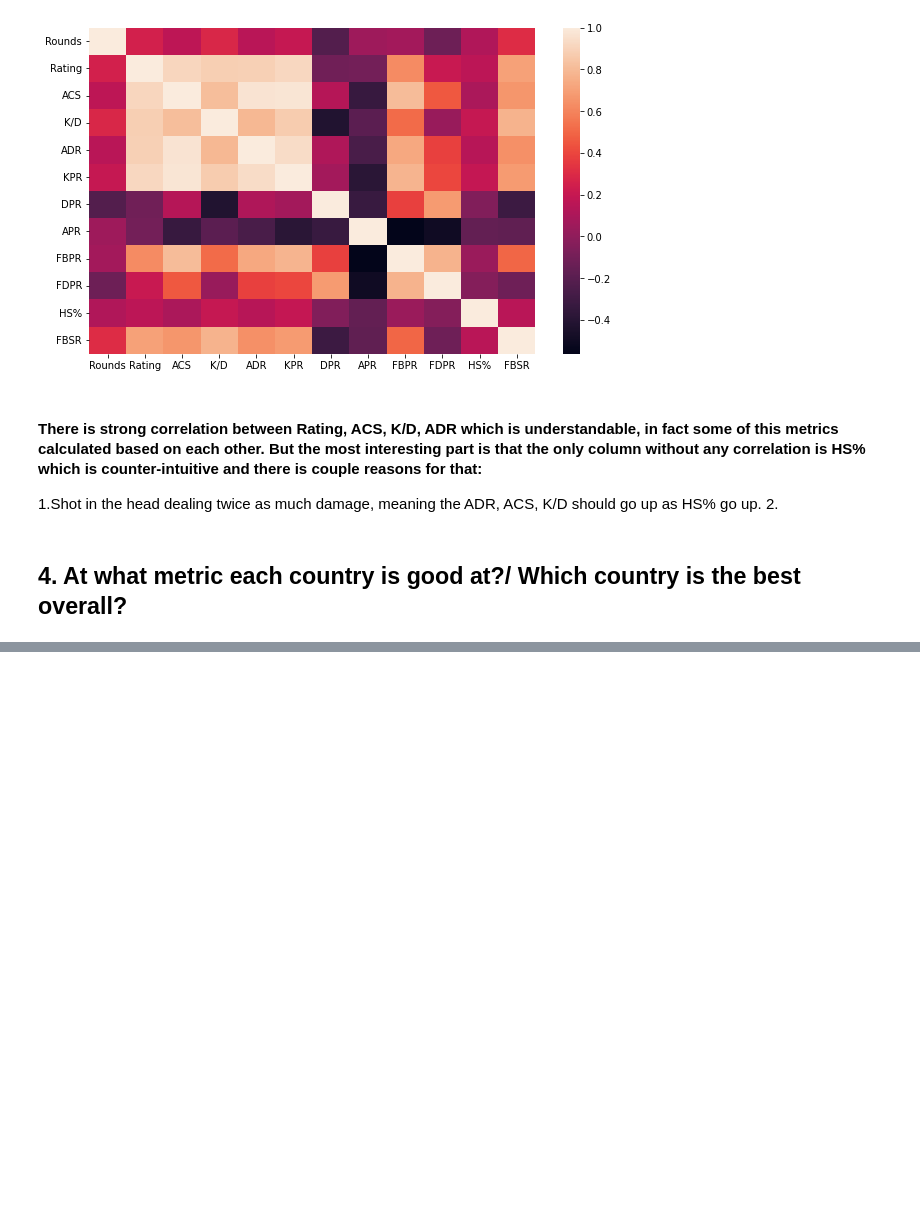
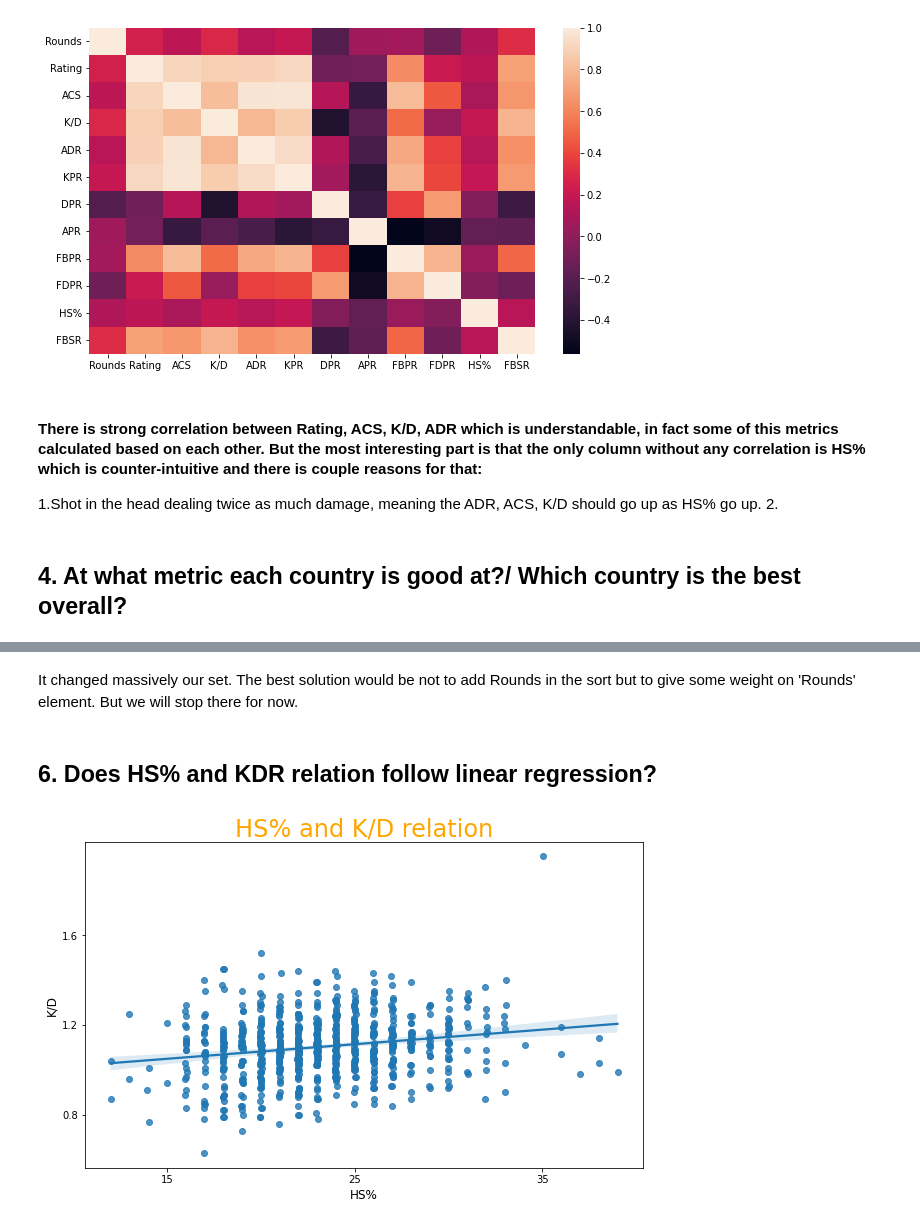
Before and after one commit to NickChirgin/valorant_data_analysis, a Jupyter notebook: analysis.ipynb, the cells around one changed output, grey strips where cells are left out. Cells and saved outputs as stored; diff of their text form; code cells hidden in the pictures; blank space fills up the shorter version.

```diff
--- a/analysis.ipynb
+++ b/analysis.ipynb
@@ -168,0 +321,15 @@ Surpisingly enough country that has top metrics is Serbia.
+# %% [markdown]
+It changed massively our set. The best solution would be not to add Rounds in the sort but to give some weight on 'Rounds' element. But we will stop there for now.
+# %% [markdown]
+## 6. Does HS% and KDR relation follow linear regression?
+# %%
+plt.figure(figsize=(10, 6))
+sns.regplot(x='HS%', y='K/D', data=df, x_jitter=0.05)
+plt.title('HS% and K/D relation', fontsize=24, color='Orange')
+plt.ylabel('K/D', fontsize=12, color='Black')
+plt.xlabel('HS%', fontsize=12)
+plt.yticks([0.8, 1.2, 1.6])
+plt.xticks([15, 25, 35])
+plt.show()
+# %% [output]
+[figure, added]
```
Also changed, not shown: parts of 19 cells of this notebook.
